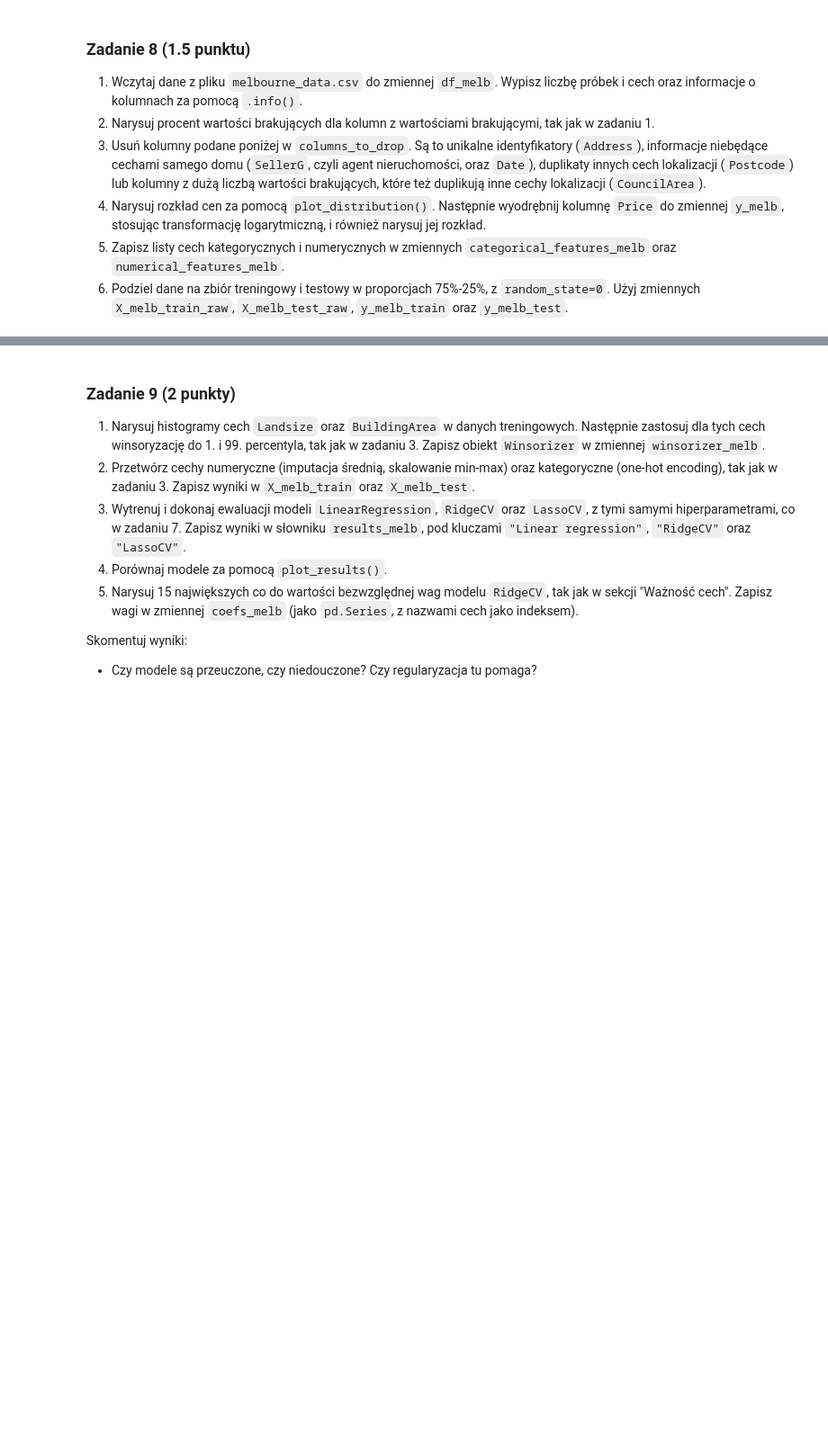
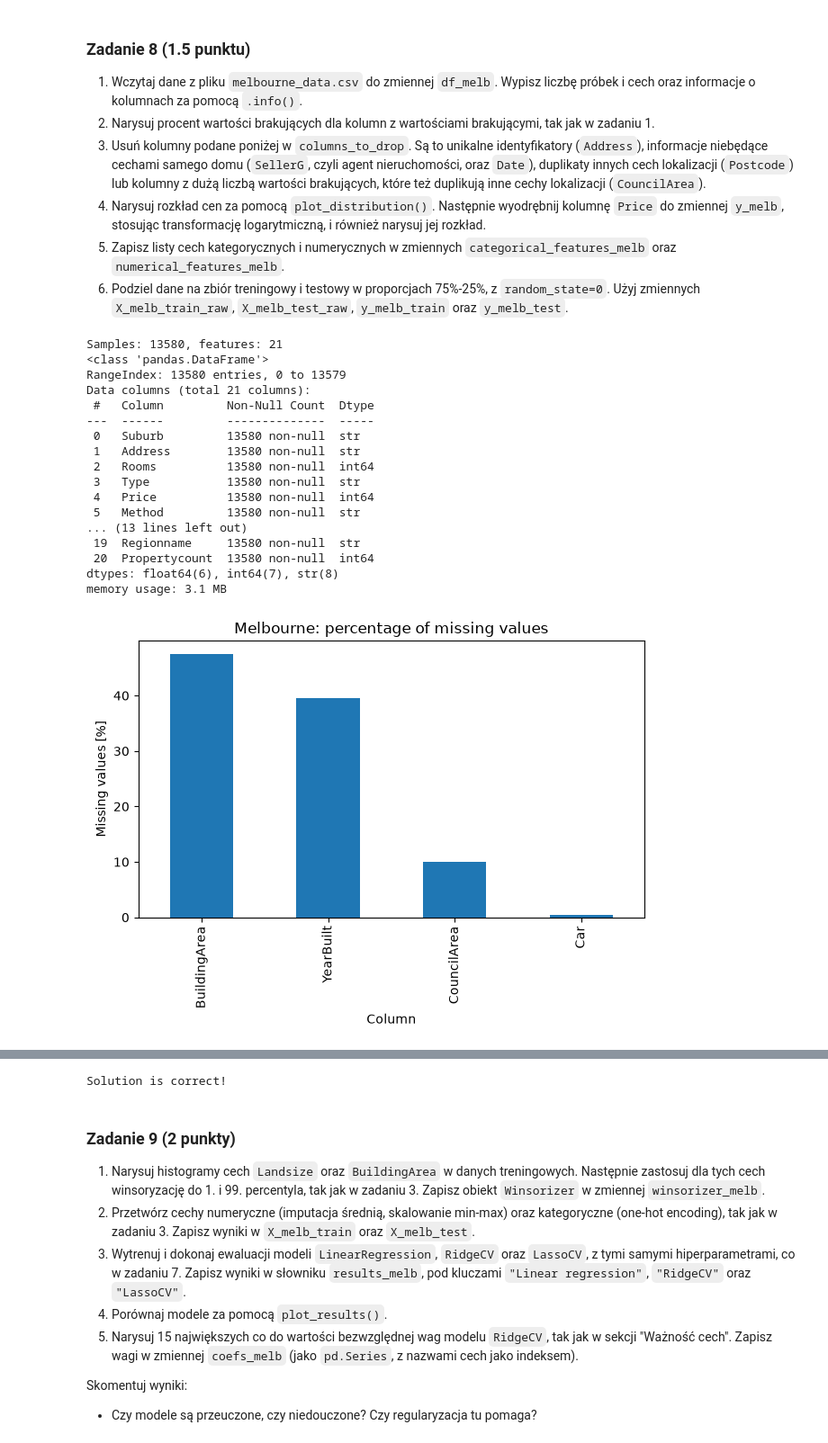
Before and after one commit to WerminskiGabriel/AGH-Fundamentals_of_AI, a Jupyter notebook: lab1/lab_1.ipynb, the cells around one changed output, grey strips where cells are left out. Shown at 90% size. Drawn from its saved outputs; the diff is of its cells as text; code cells hidden in the pictures; blank space fills up the shorter version.

```diff
--- a/lab1/lab_1.ipynb
+++ b/lab1/lab_1.ipynb
@@ -1053,0 +1369,46 @@ columns_to_drop = ["Address", "SellerG", "Date", "Postcode", "CouncilArea"]
+# %%
+columns_to_drop = ["Address", "SellerG", "Date", "Postcode", "CouncilArea"]
+
+df_melb = pd.read_csv("melbourne_data.csv")
+print(f"Samples: {len(df_melb)}, features: {df_melb.shape[1]}")
+df_melb.info()
+
+missing_pct_melb = df_melb.isna().mean().mul(100)
+missing_pct_melb = missing_pct_melb[missing_pct_melb > 0].sort_values(ascending=False)
+missing_pct_melb.plot.bar(title="Melbourne: percentage of missing values")
+plt.xlabel("Column")
+plt.ylabel("Missing values [%]")
+plt.tight_layout()
+plt.show()
+
+df_melb = df_melb.drop(columns=columns_to_drop)
+
+plot_distribution(df_melb["Price"], "Melbourne price")
+y_melb = np.log1p(df_melb.pop("Price"))
+plot_distribution(y_melb, "Melbourne log price")
+
+categorical_features_melb = list(df_melb.select_dtypes(exclude="number").columns)
+numerical_features_melb = list(df_melb.select_dtypes(include="number").columns)
+
+X_melb_train_raw, X_melb_test_raw, y_melb_train, y_melb_test = train_test_split(
+    df_melb, y_melb, test_size=0.25, random_state=0
+)
+# %% [output]
+Samples: 13580, features: 21
+<class 'pandas.DataFrame'>
+RangeIndex: 13580 entries, 0 to 13579
+Data columns (total 21 columns):
+ #   Column         Non-Null Count  Dtype
+---  ------         --------------  -----
+ 0   Suburb         13580 non-null  str
+ 1   Address        13580 non-null  str
+ 2   Rooms          13580 non-null  int64
+ 3   Type           13580 non-null  str
+ 4   Price          13580 non-null  int64
+ 5   Method         13580 non-null  str
+... (13 lines left out)
+ 19  Regionname     13580 non-null  str
+ 20  Propertycount  13580 non-null  int64
+dtypes: float64(6), int64(7), str(8)
+memory usage: 3.1 MB
+[figure, added]
@@ -1064,6 +1427,8 @@ assert X_melb_test_raw.shape == (3395, 15)
 assert 13 < y_melb_train.mean() < 14
 
 print("Solution is correct!")
+# %% [output]
+Solution is correct!
 # %% [markdown]
 ### Zadanie 9 (2 punkty)
 
```
Also changed, not shown: parts of 52 cells of this notebook.
